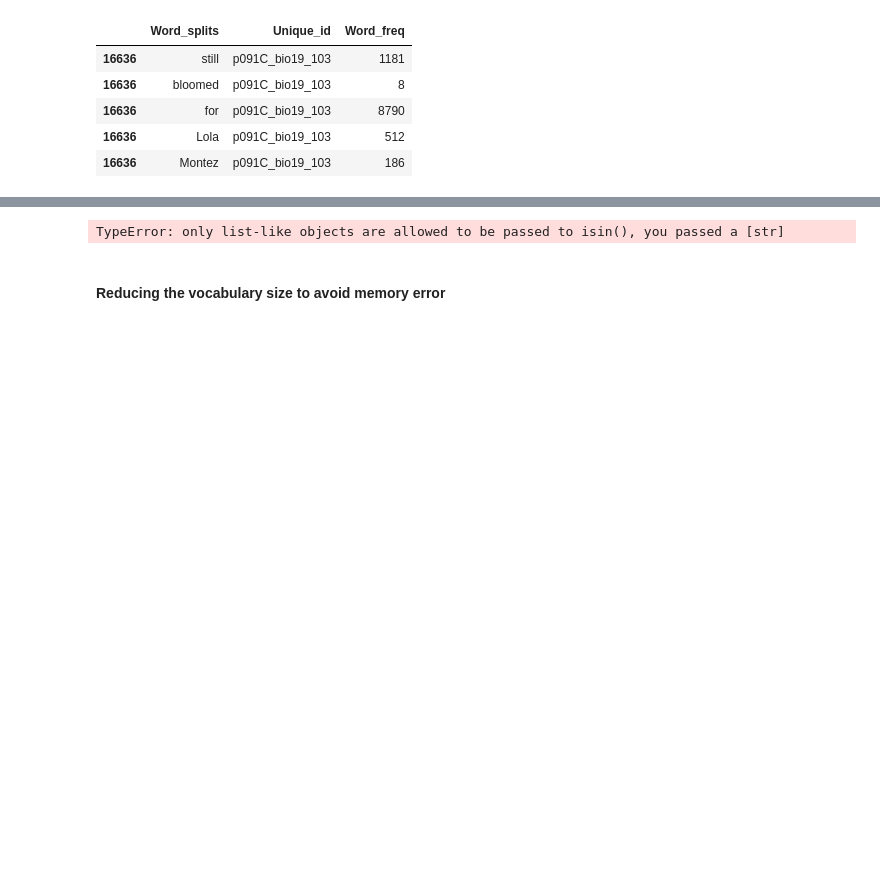
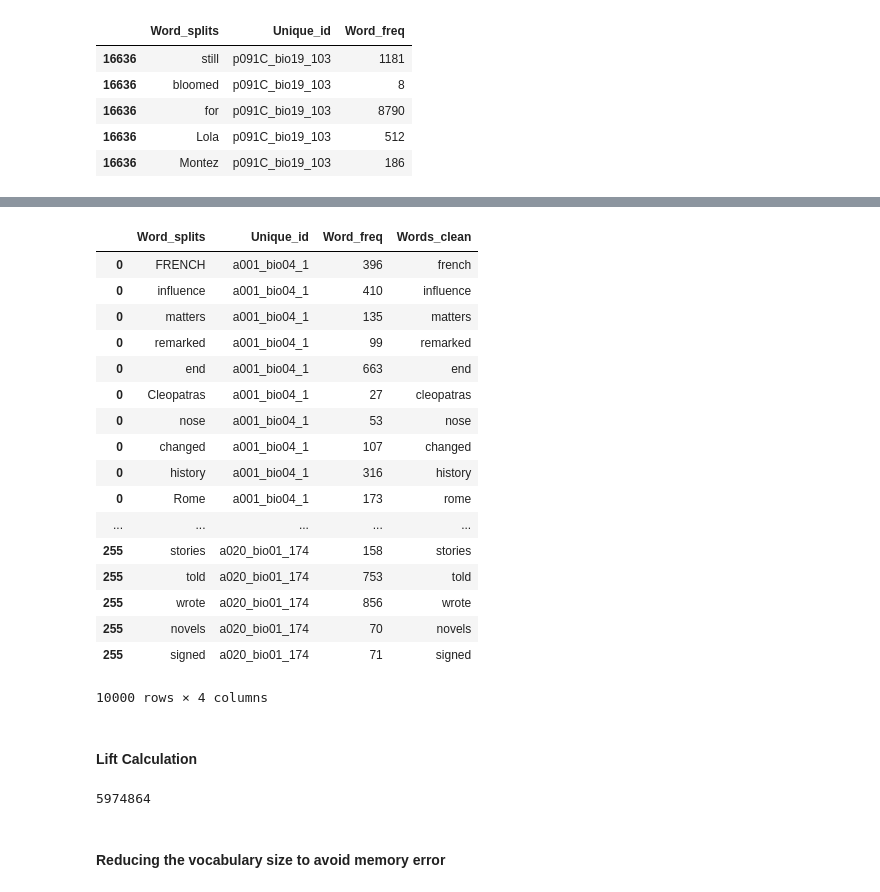
Before and after one commit to UVA-DSI-2019-Capstones/CBW, a Jupyter notebook: Association Rule/Association Rule.ipynb, the cells around one changed output, grey strips where cells are left out. Cells and saved outputs as stored; diff of their text form; code cells hidden in the pictures; blank space fills up the shorter version.

```diff
--- a/Association Rule/Association Rule.ipynb
+++ b/Association Rule/Association Rule.ipynb
@@ -85,4 +92,4 @@ Text_Para.tail()
 | 16636 | Montez | p091C_bio19_103 | 186 |
 # %%
 #### Upper Threshold determined after selecting top 100 values
-#Text_para_final = Text_Para[(Text_Para.Word_freq > 20)  & (Text_Para.Word_freq < 1500)]
+Text_para_final = Text_Para[(Text_Para.Word_freq > 20)  & (Text_Para.Word_freq < 1500)]
@@ -137,4 +306,21 @@ Counter({('french', 'influence'): 9,
 # %%
-Text_para_final.Words_clean.isin
+Text_para_final
 # %% [output]
+|  | Word_splits | Unique_id | Word_freq | Words_clean |
+| 0 | FRENCH | a001_bio04_1 | 396 | french |
+| 0 | influence | a001_bio04_1 | 410 | influence |
+| 0 | matters | a001_bio04_1 | 135 | matters |
+| 0 | remarked | a001_bio04_1 | 99 | remarked |
+| 0 | end | a001_bio04_1 | 663 | end |
+| 0 | Cleopatras | a001_bio04_1 | 27 | cleopatras |
+| 0 | nose | a001_bio04_1 | 53 | nose |
+| 0 | changed | a001_bio04_1 | 107 | changed |
+| 0 | history | a001_bio04_1 | 316 | history |
+| 0 | Rome | a001_bio04_1 | 173 | rome |
+| ... | ... | ... | ... | ... |
+| 255 | stories | a020_bio01_174 | 158 | stories |
+| 255 | told | a020_bio01_174 | 753 | told |
+| 255 | wrote | a020_bio01_174 | 856 | wrote |
+| 255 | novels | a020_bio01_174 | 70 | novels |
+| 255 | signed | a020_bio01_174 | 71 | signed |
-TypeError: only list-like objects are allowed to be passed to isin(), you passed a [str]
+10000 rows × 4 columns
@@ -141,3 +345,9 @@ TypeError: only list-like objects are allowed to be passed to isin(), you passed
+# %% [markdown]
+#### Lift Calculation
+# %%
+len(support)
+# %% [output]
+5974864
 # %% [markdown]
 #### Reducing the vocabulary size to avoid memory error
 # %%
```
Also changed, not shown: parts of 30 cells of this notebook.
